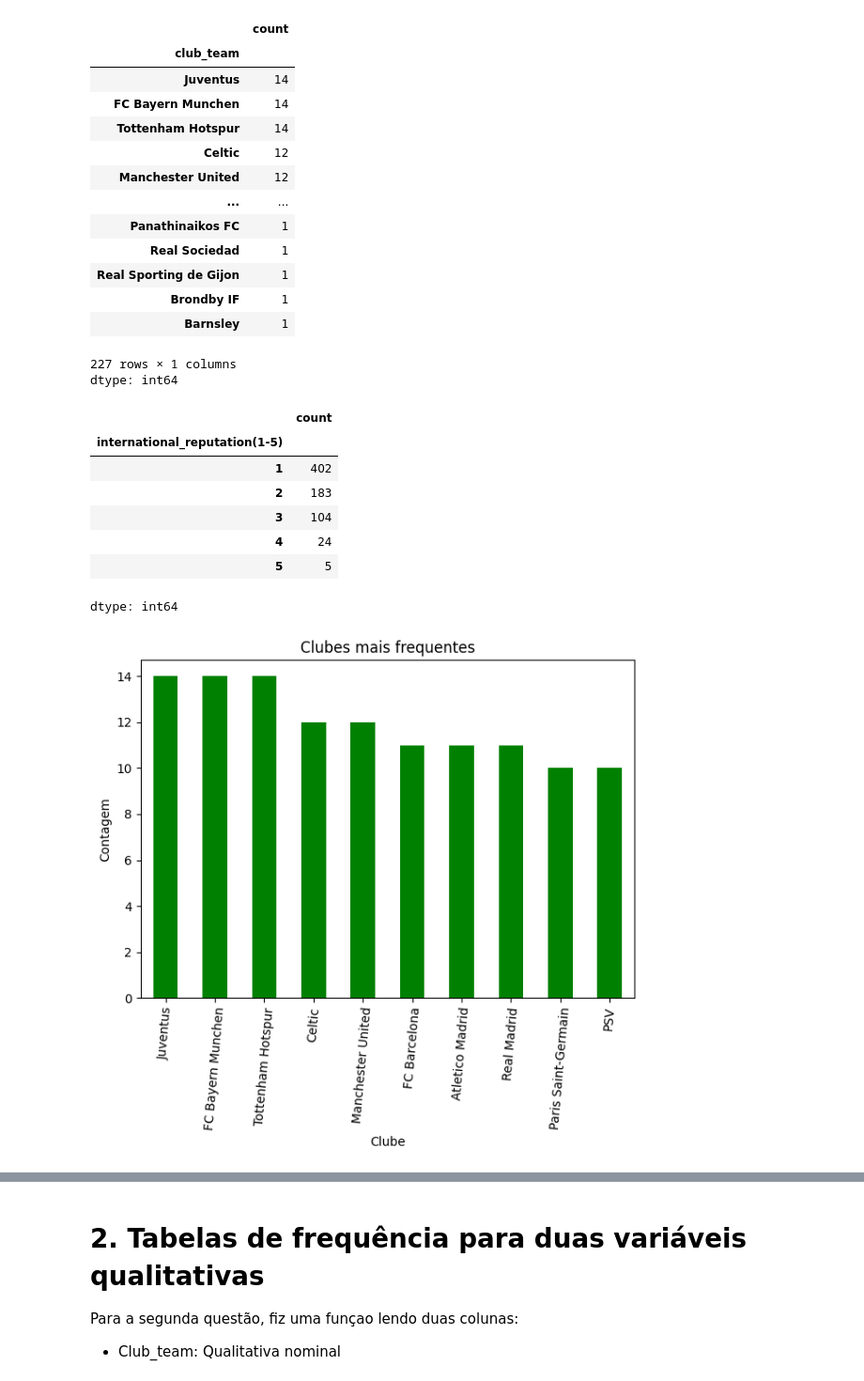
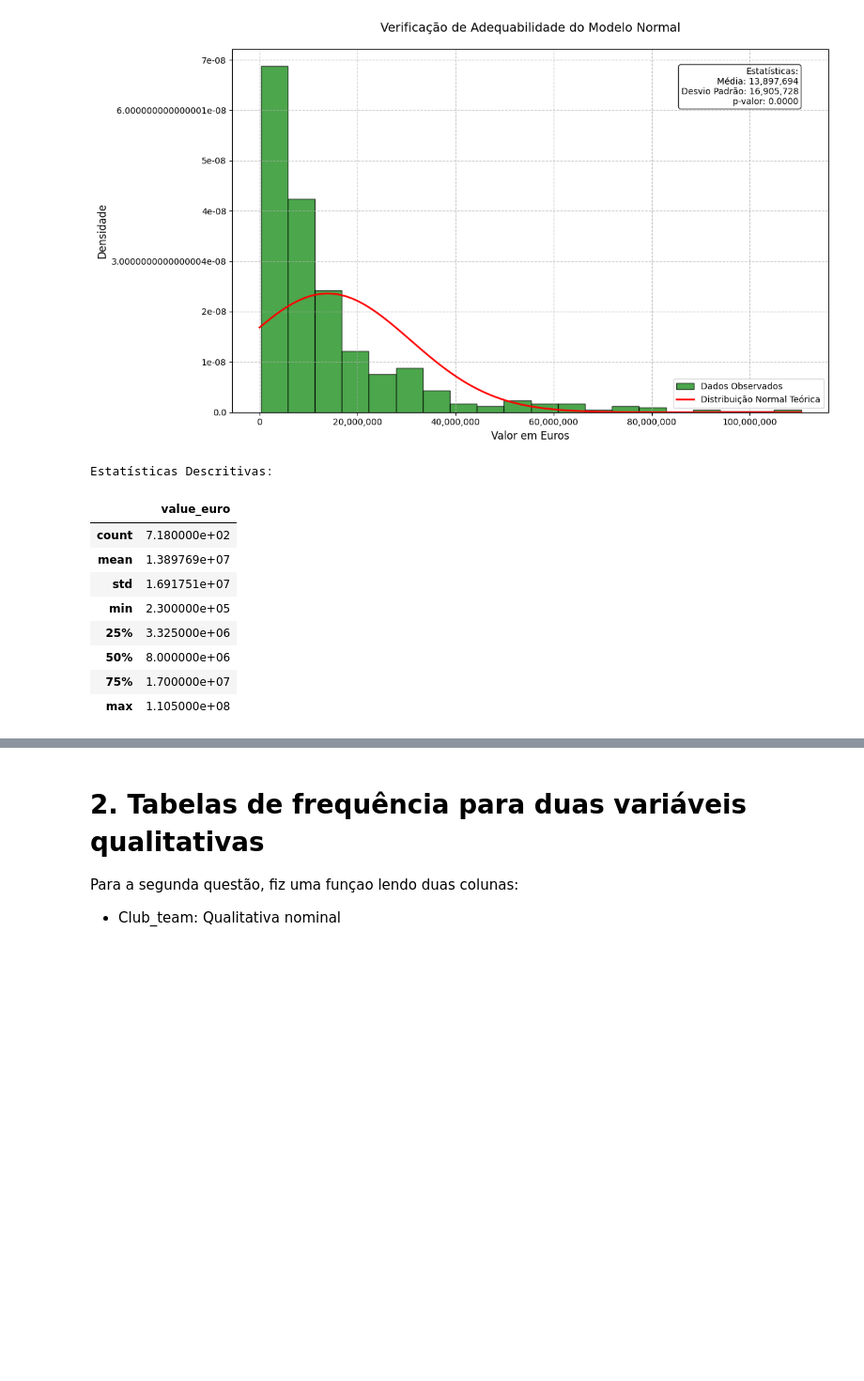
Before and after one commit to FelipePinheiro964/Fase-1---estat-stica-aplicada, a Jupyter notebook: Fase_1_Projeto_estatistica_aplicada.ipynb, the cells around one changed output, grey strips where cells are left out. Shown: that part at 94% size. Saved outputs shown, nothing was run; the diff lists cells and outputs as text; code cells hidden in the pictures; blank space fills up the shorter version.

```diff
--- a/Fase_1_Projeto_estatistica_aplicada.ipynb
+++ b/Fase_1_Projeto_estatistica_aplicada.ipynb
@@ -14,47 +15,32 @@ Ler arquivo e exibir para definir dados de cada tabela
 # %%
 def carregar_dados_iniciais():
     f = "fifa.csv"
     dados_fifa = pd.read_csv(f, sep=",")
 
     return dados_fifa
 
 def exibir_tabela(dados_fifa):
     # pd.set_option('display.max.rows', None)
     print("tabela: ")
     display(dados_fifa)
 
 def main():
     dados_fifa = carregar_dados_iniciais()
     # exibir_tabela(dados_fifa)
-    questao_2(dados_fifa)
+    # questao_2(dados_fifa)
     # questao_3(dados_fifa)
-    # bar_grafic()
-    # boxplot()
-    # hist()
+    questao_5(dados_fifa)
 
 main()
 # %% [output]
+[figure, new version]
+Estatísticas Descritivas:
-|  | count |
-| club_team |  |
-| Juventus | 14 |
-| FC Bayern Munchen | 14 |
-| Tottenham Hotspur | 14 |
-| Celtic | 12 |
-| Manchester United | 12 |
-| ... | ... |
-| Panathinaikos FC | 1 |
-| Real Sociedad | 1 |
-| Real Sporting de Gijon | 1 |
-| Brondby IF | 1 |
-| Barnsley | 1 |
+|  | value_euro |
+| count | 7.180000e+02 |
+| mean | 1.389769e+07 |
+| std | 1.691751e+07 |
+| min | 2.300000e+05 |
+| 25% | 3.325000e+06 |
+| 50% | 8.000000e+06 |
+| 75% | 1.700000e+07 |
+| max | 1.105000e+08 |
-227 rows × 1 columns
-dtype: int64
-|  | count |
-| international_reputation(1-5) |  |
-| 1 | 402 |
-| 2 | 183 |
-| 3 | 104 |
-| 4 | 24 |
-| 5 | 5 |
-dtype: int64
-[figure, old version]
```
Also changed, not shown: parts of 9 cells of this notebook.
